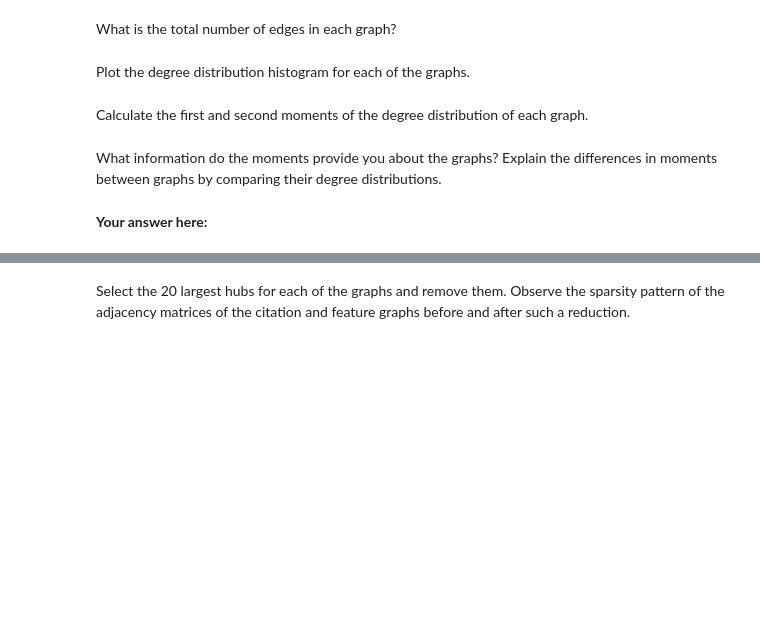
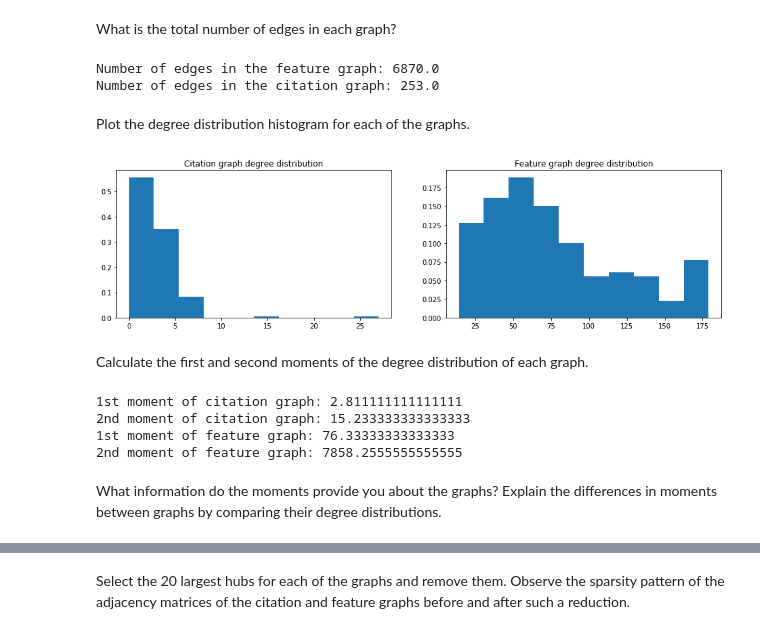
Before and after one commit to FBisch/ntds_2019, a Jupyter notebook: assignments/1_network_science.ipynb, the cells around one changed output, grey strips where cells are left out. Cells and saved outputs as stored; diff of their text form; code cells hidden in the pictures; blank space fills up the shorter version.

```diff
--- a/assignments/1_network_science.ipynb
+++ b/assignments/1_network_science.ipynb
@@ -177,38 +177,50 @@ A_citation.shape
 # %% [markdown]
 What is the total number of edges in each graph?
 # %%
-num_edges_feature = # Your code here.
-num_edges_citation = # Your code here.
+num_edges_feature = np.count_nonzero(A_feature)/2 # Your code here.
+num_edges_citation = np.count_nonzero(A_citation)/2# Your code here.
 print(f"Number of edges in the feature graph: {num_edges_feature}")
 print(f"Number of edges in the citation graph: {num_edges_citation}")
+# %% [output]
+Number of edges in the feature graph: 6870.0
+Number of edges in the citation graph: 253.0
 # %% [markdown]
 Plot the degree distribution histogram for each of the graphs.
 # %%
-degrees_citation = # Your code here.
-degrees_feature = # Your code here.
+degrees_citation = np.array([sum(A_citation[i,:]) for i in range(0,A_citation.shape[0])])# Your code here.
+degrees_feature = np.array([sum(A_feature[i,:]) for i in range(0,A_feature.shape[0])])# Your code here.
 
 deg_hist_normalization = np.ones(degrees_citation.shape[0]) / degrees_citation.shape[0]
 
 fig, axes = plt.subplots(1, 2, figsize=(16, 4))
 axes[0].set_title('Citation graph degree distribution')
 axes[0].hist(degrees_citation, weights=deg_hist_normalization);
 axes[1].set_title('Feature graph degree distribution')
 axes[1].hist(degrees_feature, weights=deg_hist_normalization);
+# %% [output]
+[figure, added]
 # %% [markdown]
 Calculate the first and second moments of the degree distribution of each graph.
 # %%
-cit_moment_1 = # Your code here.
-cit_moment_2 = # Your code here.
+cit_moment_1 = sum(degrees_citation)/len(degrees_citation)# Your code here.
+cit_moment_2 = sum(degrees_citation**2)/len(degrees_citation)# Your code here.
 
-feat_moment_1 = # Your code here.
-feat_moment_2 = # Your code here.
+feat_moment_1 = sum(degrees_feature)/len(degrees_feature)# Your code here.
+feat_moment_2 = sum(degrees_feature**2)/len(degrees_feature)# Your code here.
 
 print(f"1st moment of citation graph: {cit_moment_1}")
 print(f"2nd moment of citation graph: {cit_moment_2}")
 print(f"1st moment of feature graph: {feat_moment_1}")
 print(f"2nd moment of feature graph: {feat_moment_2}")
+
+#print('additional values:')
+#print('variance citation graph:',np.sqrt(cit_moment_2 - cit_moment_1**2 ))
+#print('variance feature graph:', np.sqrt(feat_moment_2 - feat_moment_1**2))
+# %% [output]
+1st moment of citation graph: 2.811111111111111
+2nd moment of citation graph: 15.233333333333333
+1st moment of feature graph: 76.33333333333333
+2nd moment of feature graph: 7858.2555555555555
 # %% [markdown]
 What information do the moments provide you about the graphs?
 Explain the differences in moments between graphs by comparing their degree distributions.
-# %% [markdown]
-**Your answer here:**
```
Also changed, not shown: parts of 16 cells of this notebook.
